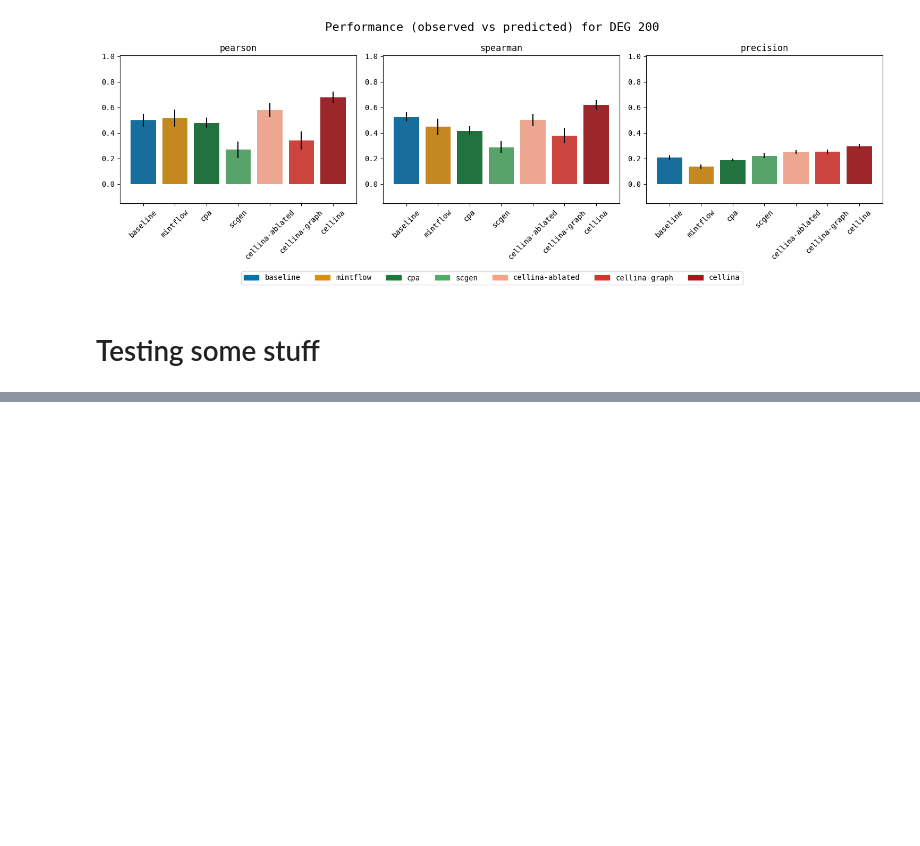
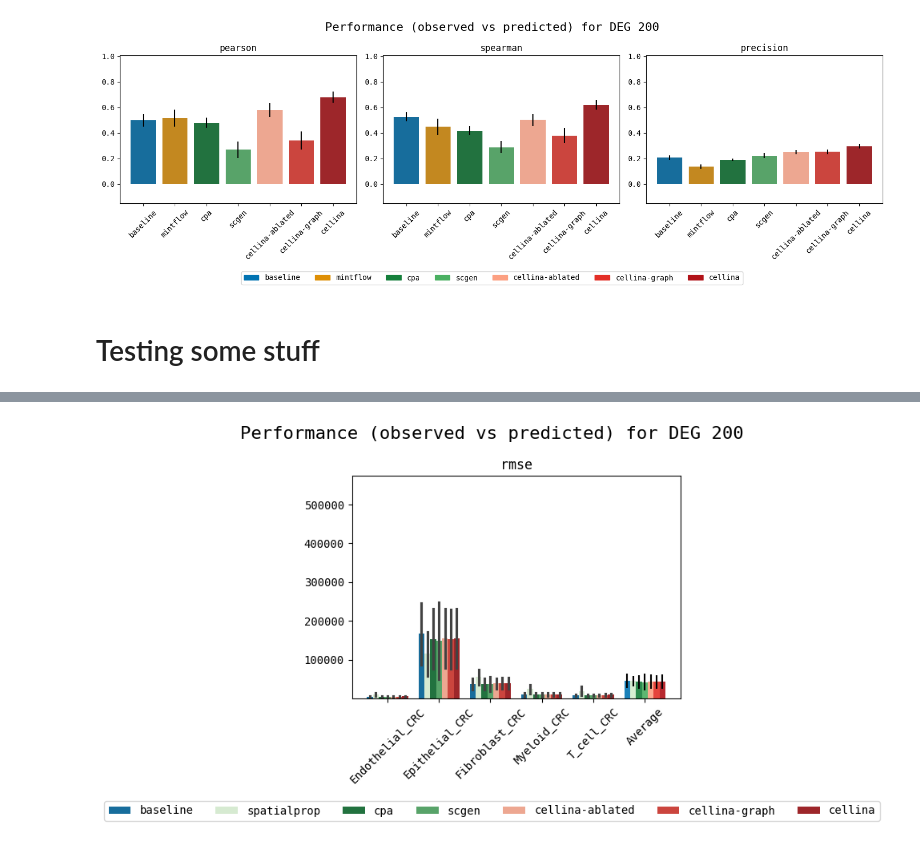
Before and after one commit to PMBio/cellina-reproducibility, a Jupyter notebook: notebooks/ood_plots.ipynb, the cells around one changed output, grey strips where cells are left out. Saved outputs shown, nothing was run; the diff lists cells and outputs as text; code cells hidden in the pictures; blank space fills up the shorter version.

```diff
--- a/notebooks/ood_plots.ipynb
+++ b/notebooks/ood_plots.ipynb
@@ -492,0 +607,15 @@ crc_corr_df
+# %%
+metrics = ["rmse"]
+# %%
+plot_model_comparison(
+    combined,
+    metrics,
+    grouping,
+    model_order,
+    palette,
+    average_only=False,
+    save=False,
+    save_name="ood_summary_correlations_200"
+)
+# %% [output]
+[figure, added]
```
Also changed, not shown: parts of 14 cells of this notebook, 1 other file.
